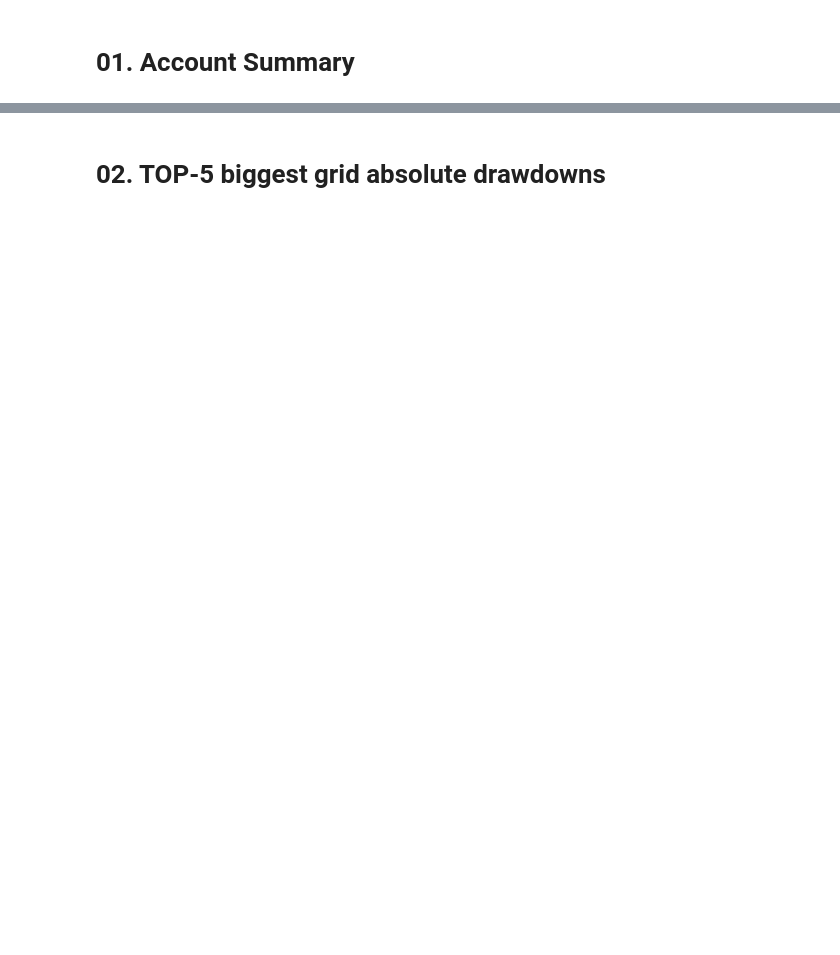
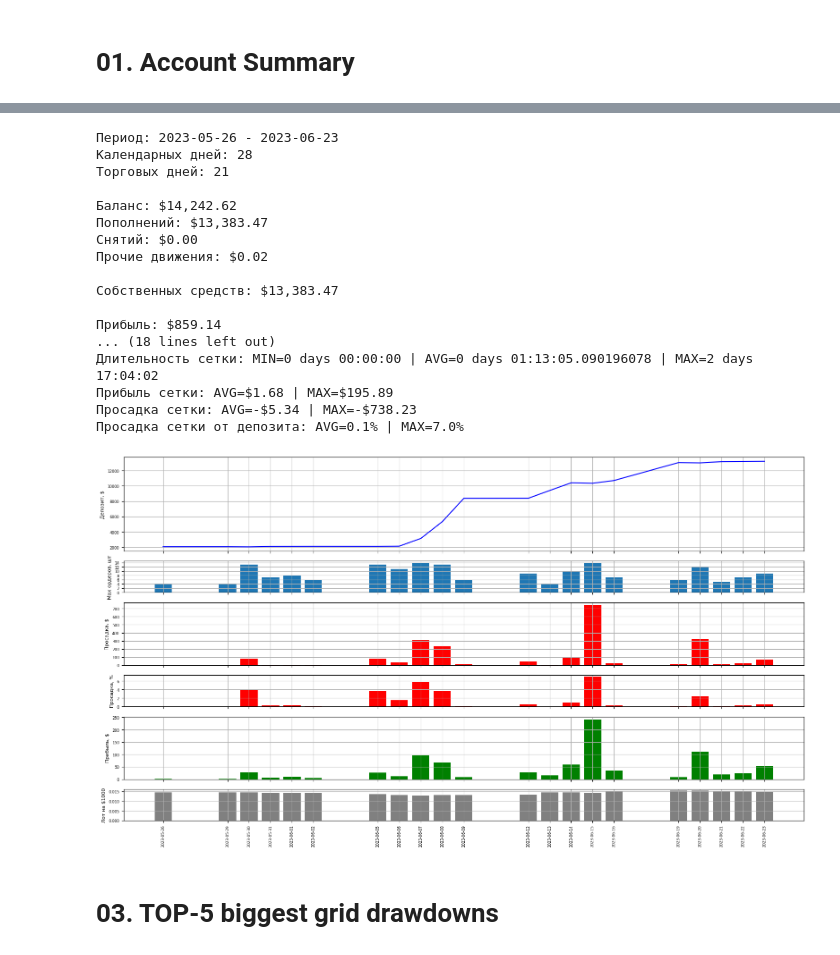
Before and after one commit to sournk/rf-history, a Jupyter notebook: research/analize.ipynb, the cells around one changed output, grey strips where cells are left out. Saved outputs shown, nothing was run; the diff lists cells and outputs as text; code cells hidden in the pictures; blank space fills up the shorter version.

```diff
--- a/research/analize.ipynb
+++ b/research/analize.ipynb
@@ -404,2 +39,66 @@ ROI дней: 0
+# %%
+print(f"Период: {df_sum.iloc[0]['START_DATE']} - {df_sum.iloc[0]['FINISH_DATE']}")
+print(f"Календарных дней: {df_sum.iloc[0]['CAL_DAYS']:,.0f}")
+print(f"Торговых дней: {df_sum.iloc[0]['DAYS']:,.0f}")
+print('')
+
+print(f"Баланс: ${df_sum.iloc[0]['BALANCE']:,.2f}")
+print(f"Пополнений: ${df_sum.iloc[0]['DK_DEPOSIT']:,.2f}")
+print(f"Снятий: ${df_sum.iloc[0]['DK_WITHDRAWAL']:,.2f}")
+print(f"Прочие движения: ${df_sum.iloc[0]['DK_MISC_TRANS']:,.2f}")
+print('')
+
+print(f"Собственных средств: ${df_sum.iloc[0]['OWN_FUNDS']:,.2f}")
+print('')
+
+print(f"Прибыль: ${df_sum.iloc[0]['PROFIT']:,.2f}")
+print(f"Средняя прибыль в календарный день: ${df_sum.iloc[0]['PROFIT_PER_CAL_DAY']:,.2f}")
+print(f"Средняя прибыль в торговый день: ${df_sum.iloc[0]['PROFIT_PER_DAY']:,.2f}")
+print('')
+
+print(f"ROA: {df_sum.iloc[0]['ROA']*100:,.1f}%")
+print(f"ROA календарных дней: {df_sum.iloc[0]['ROA_DAYS']:,.0f}")
+print('')
+
+print(f"ROI: {df_sum.iloc[0]['ROI']*100:,.1f}%")
+print(f"ROI календарных дней: {df_sum.iloc[0]['ROI_DAYS']:,.0f}")
+print('')
+
+print(f"Ордеров: {df_sum.iloc[0]['ORDER_ID']:,.0f}")
+print(f"Прибыльных: {df_sum.iloc[0]['HAS_ORDER_PROFIT']:,.0f}")
+print(f"Win Rate: {df_sum.iloc[0]['WIN_RATE']*100:,.1f}%")
+print(f"Прибыль ордера: AVG=${df_sum.iloc[0]['AVG_ORDER_PROFIT']:,.2f} | MAX=${df_sum.iloc[0]['MAX_ORDER_PROFIT']:,.2f}")
+print(f"Убыток ордера: MAX=${df_sum.iloc[0]['MAX_ORDER_LOSS']:,.2f}")
+print('')
+
+print(f"Cеток однонаправленных: {df_sum.iloc[0]['GRID_CNT']:,.0f}")
+print(f"Лот на $1000 депозита: MIN={df_sum.iloc[0]['MIN_LOT_1000']:,.4f} | AVG={df_sum.iloc[0]['AVG_LOT_1000']:,.4f} | MAX={df_sum.iloc[0]['MAX_LOT_1000']:,.4f} | LAST={df_sum.iloc[0]['LAST_LOT_1000']:,.4f}")
+print(f"Ордеров в сетке: AVG={df_sum.iloc[0]['AVG_GRID_ORDER_CNT']:,.1f} | MAX={df_sum.iloc[0]['MAX_GRID_ORDER_CNT']:,.0f}")
+print(f"Длительность сетки: MIN={df_sum.iloc[0]['MIN_GRID_DURATION']} | AVG={df_sum.iloc[0]['AVG_GRID_DURATION']} | MAX={df_sum.iloc[0]['MAX_GRID_DURATION']}")
+print(f"Прибыль сетки: AVG=${df_sum.iloc[0]['AVG_GRID_PROFIT']:,.2f} | MAX=${df_sum.iloc[0]['MAX_GRID_PROFIT']:,.2f}")
+print(f"Просадка сетки: AVG=-${df_sum.iloc[0]['AVG_GRID_DRAWDOWN']:,.2f} | MAX=-${df_sum.iloc[0]['MAX_GRID_DRAWDOWN']:,.2f}")
+print(f"Просадка сетки от депозита: AVG={df_sum.iloc[0]['AVG_GRID_DRAWDOWN_RATIO']*100:,.1f}% | MAX={df_sum.iloc[0]['MAX_GRID_DRAWDOWN_RATIO']*100:,.1f}%")
+
+import datetime
+fig = an.get_summary_chart(df_grids)
+# %% [output]
+Период: 2023-05-26 - 2023-06-23
+Календарных дней: 28
+Торговых дней: 21
+
+Баланс: $14,242.62
+Пополнений: $13,383.47
+Снятий: $0.00
+Прочие движения: $0.02
+
+Собственных средств: $13,383.47
+
+Прибыль: $859.14
+... (18 lines left out)
+Длительность сетки: MIN=0 days 00:00:00 | AVG=0 days 01:13:05.090196078 | MAX=2 days 17:04:02
+Прибыль сетки: AVG=$1.68 | MAX=$195.89
+Просадка сетки: AVG=-$5.34 | MAX=-$738.23
+Просадка сетки от депозита: AVG=0.1% | MAX=7.0%
+[figure, added]
 # %% [markdown]
-# 02. TOP-5 biggest grid absolute drawdowns
+# 03. TOP-5 biggest grid drawdowns
```
Also changed, not shown: parts of 27 cells of this notebook, 3 other files.
